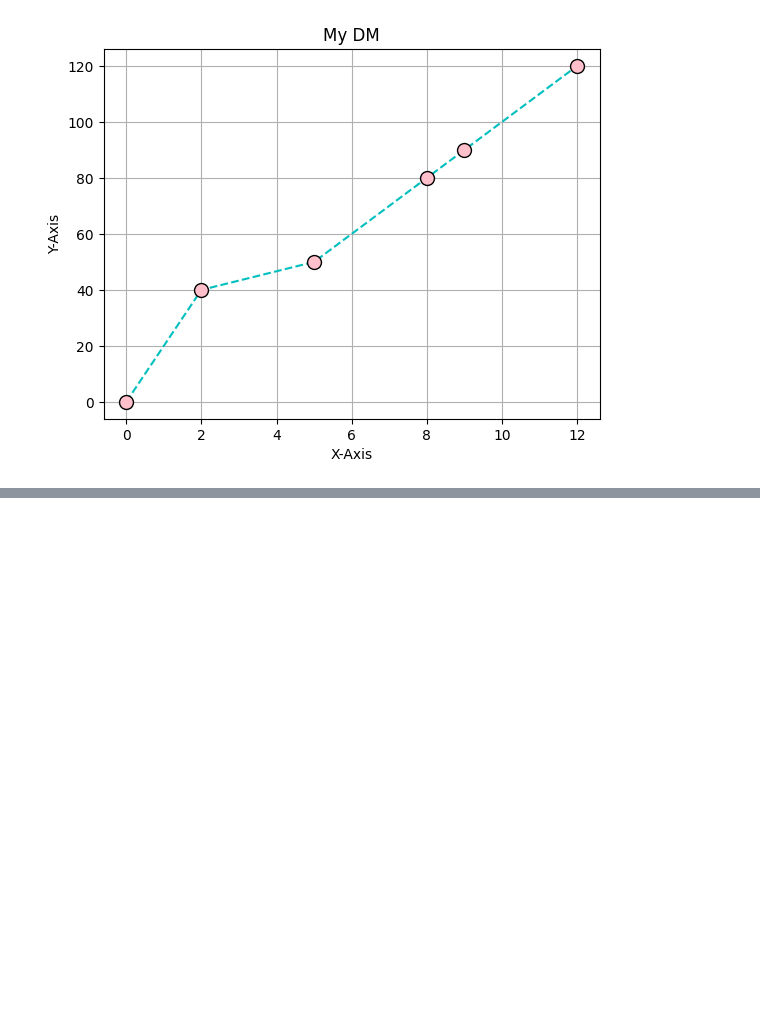
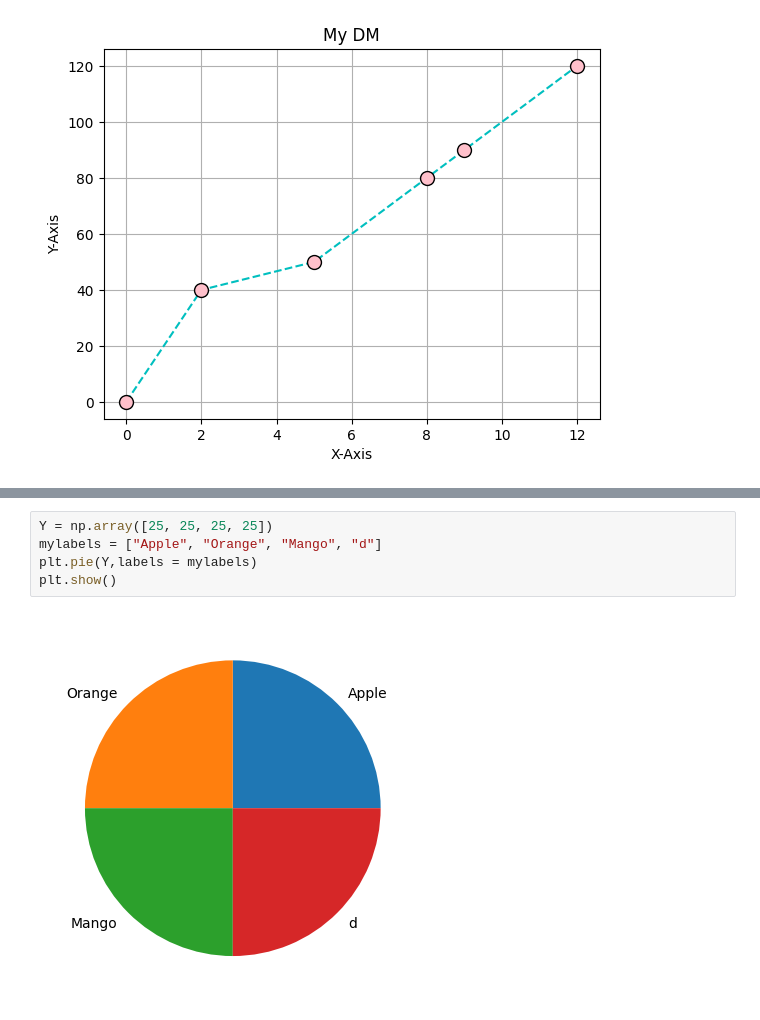
Before and after one commit to CoderVaibhav18/AI-ML-Workshop, a Jupyter notebook: Matplotlib.ipynb, the cells around one changed output, grey strips where cells are left out. Drawn from its saved outputs; the diff is of its cells as text; blank space fills up the shorter version.

```diff
--- a/Matplotlib.ipynb
+++ b/Matplotlib.ipynb
@@ -110,0 +133,7 @@ plt.show()
+# %%
+Y = np.array([25, 25, 25, 25])
+mylabels = ["Apple", "Orange", "Mango", "d"]
+plt.pie(Y,labels = mylabels)
+plt.show()
+# %% [output]
+[figure, added]
```
Also changed, not shown: parts of 5 cells of this notebook.
